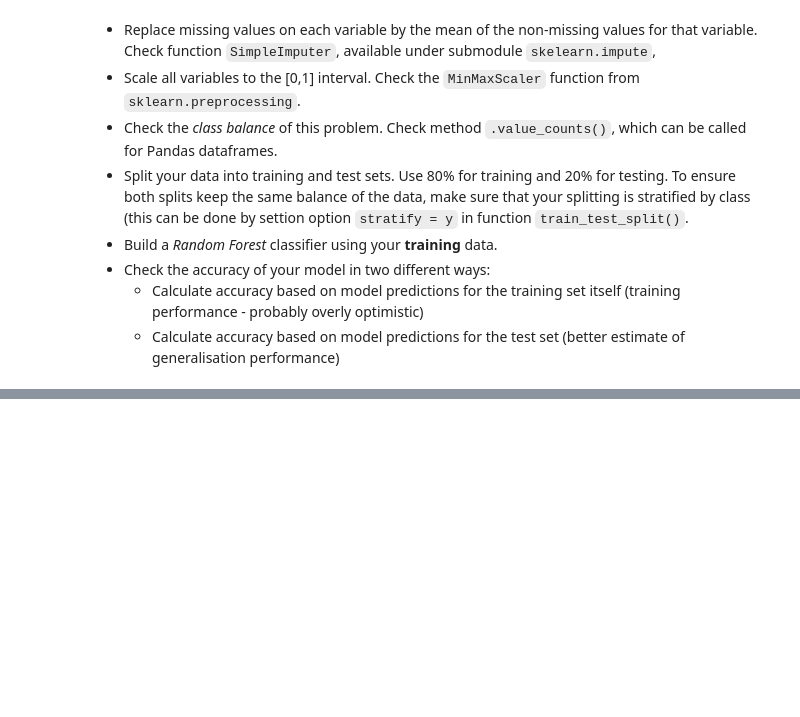
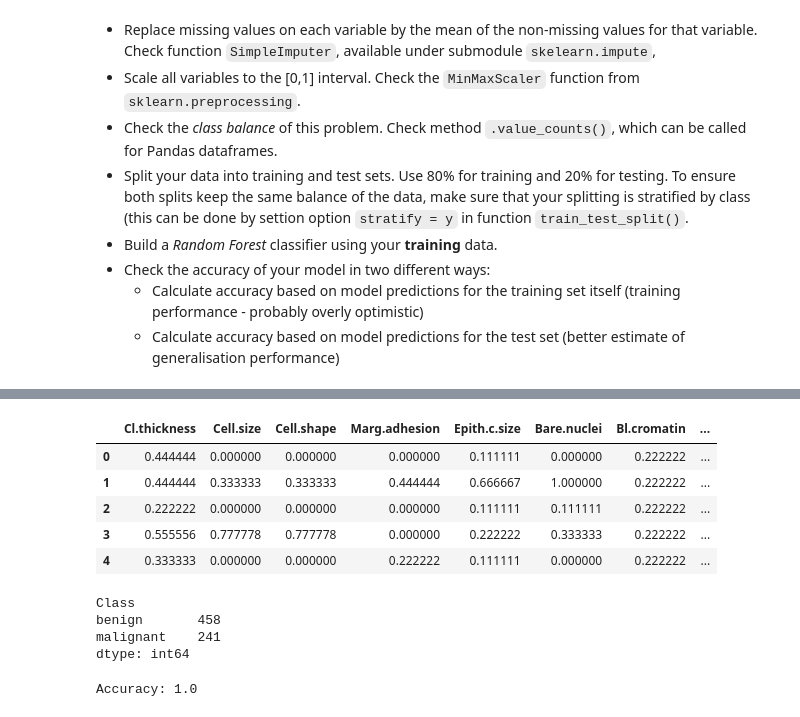
Before and after one commit to hsravat-4590/cs3dm-workspace, a Jupyter notebook: Lab05.ipynb, the cells around one changed output, grey strips where cells are left out. Cells and saved outputs as stored; diff of their text form; code cells hidden in the pictures; blank space fills up the shorter version.

```diff
--- a/Lab05.ipynb
+++ b/Lab05.ipynb
@@ -320,0 +344,21 @@ Estimated accuracy on training data: 1.0
+# %%
+# Scale all variables to the [0,1] interval. Check the MinMaxScaler function from sklearn.preprocessing.
+scaler = MinMaxScaler(feature_range=(0,1))
+x_minmax = scaler.fit_transform(x)
+x = pd.DataFrame(x_minmax, columns=x.columns)
+x.head()
+# %% [output]
+|  | Cl.thickness | Cell.size | Cell.shape | Marg.adhesion | Epith.c.size | Bare.nuclei | Bl.cromatin | ... |
+| 0 | 0.444444 | 0.000000 | 0.000000 | 0.000000 | 0.111111 | 0.000000 | 0.222222 | ... |
+| 1 | 0.444444 | 0.333333 | 0.333333 | 0.444444 | 0.666667 | 1.000000 | 0.222222 | ... |
+| 2 | 0.222222 | 0.000000 | 0.000000 | 0.000000 | 0.111111 | 0.111111 | 0.222222 | ... |
+| 3 | 0.555556 | 0.777778 | 0.777778 | 0.000000 | 0.222222 | 0.333333 | 0.222222 | ... |
+| 4 | 0.333333 | 0.000000 | 0.000000 | 0.222222 | 0.111111 | 0.000000 | 0.222222 | ... |
+# %%
+# Check the class balance of this problem. Check method .value_counts(), which can be called for Pandas dataframes.
+y.value_counts()
+# %% [output]
+Class
+benign       458
+malignant    241
+dtype: int64
@@ -320,0 +377,7 @@ Estimated accuracy on training data: 1.0
+# %%
+# Check the accuracy of your model in two different ways:
+# Calculate accuracy based on model predictions for the training set itself (training performance - probably overly optimistic)
+myAcc = accuracy_score(y_train, y_model)
+print(f"Accuracy: {np.round(myAcc, 4)}")
+# %% [output]
+Accuracy: 1.0
```
Also changed, not shown: parts of 12 cells of this notebook, 13 other files.
